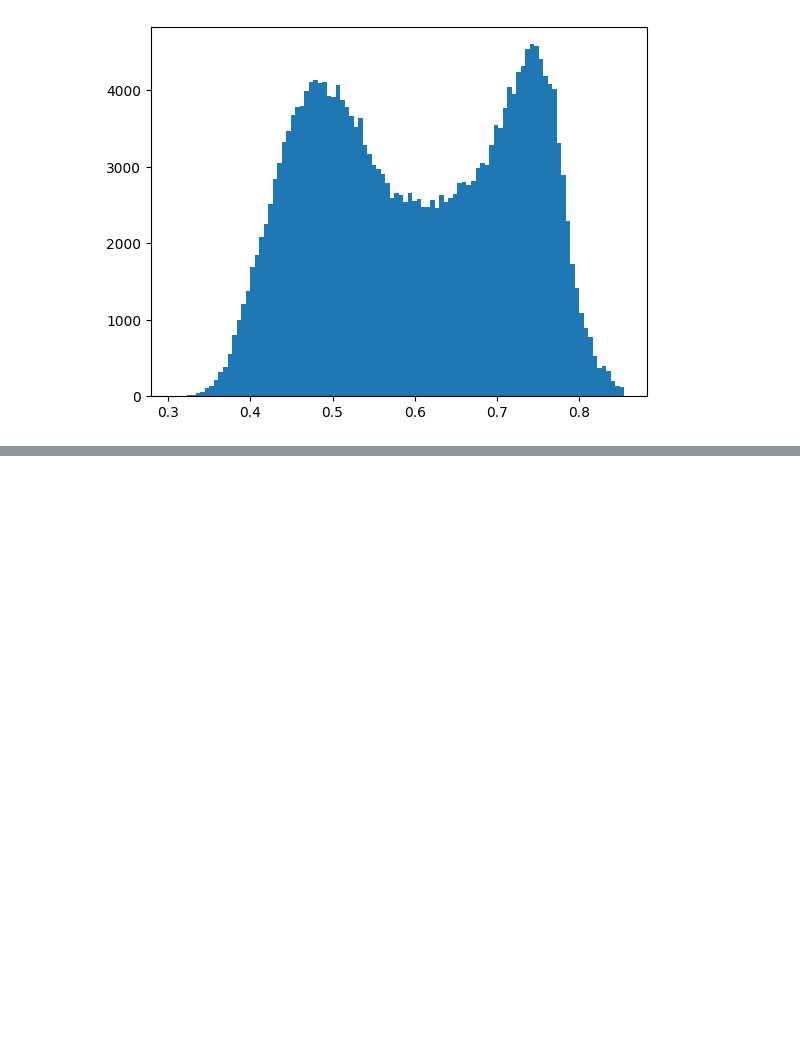
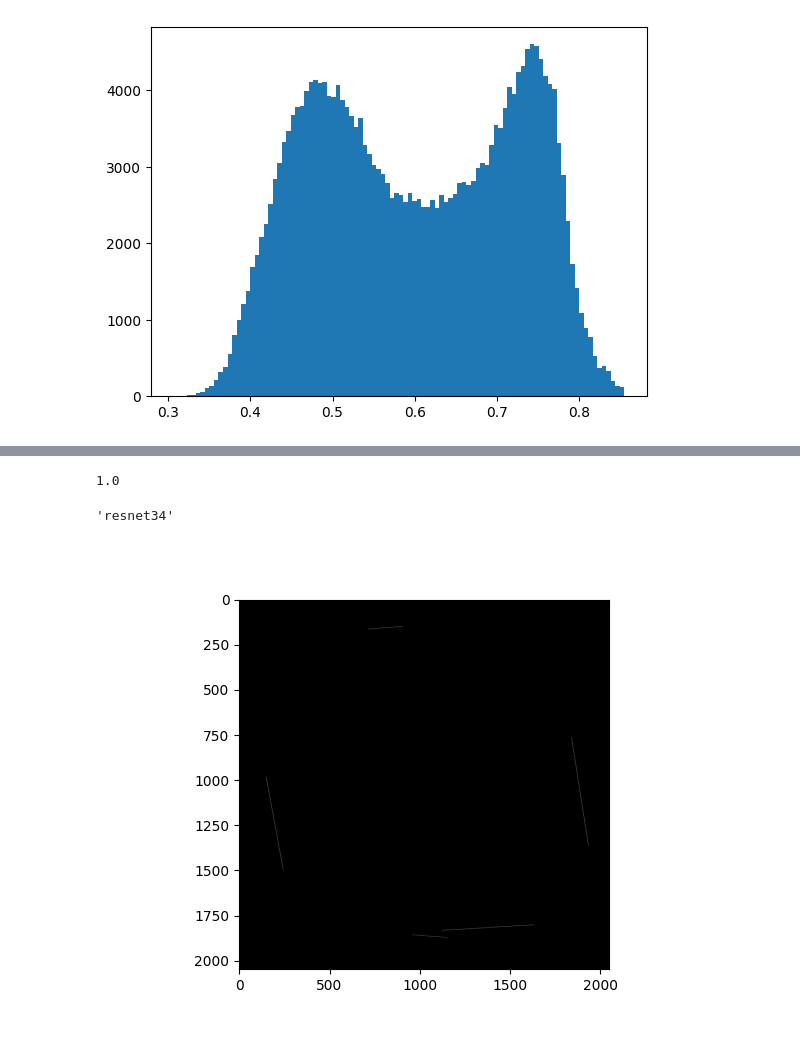
Before and after one commit to IamSankar97/Project_Spacer, a Jupyter notebook: taste.ipynb, the cells around one changed output, grey strips where cells are left out. Saved outputs shown, nothing was run; the diff lists cells and outputs as text; code cells hidden in the pictures; blank space fills up the shorter version.

```diff
--- a/taste.ipynb
+++ b/taste.ipynb
@@ -1056,0 +1270,4 @@ array([[0, 0, 0, ..., 0, 1, 1],
+# %%
+1-math.exp(-1*10)
+# %% [output]
+1.0
@@ -1056,0 +1278,4 @@ array([[0, 0, 0, ..., 0, 1, 1],
+# %%
+model.model_name
+# %% [output]
+'resnet34'
@@ -1056,0 +1284,7 @@ array([[0, 0, 0, ..., 0, 1, 1],
+# %%
+from PIL import Image
+mask_img = Image.open('mask_img.png').convert(mode='L')
+# %%
+mask_img
+# %% [output]
+[figure, added]
```
Also changed, not shown: parts of 55 cells of this notebook, 5 other files.
